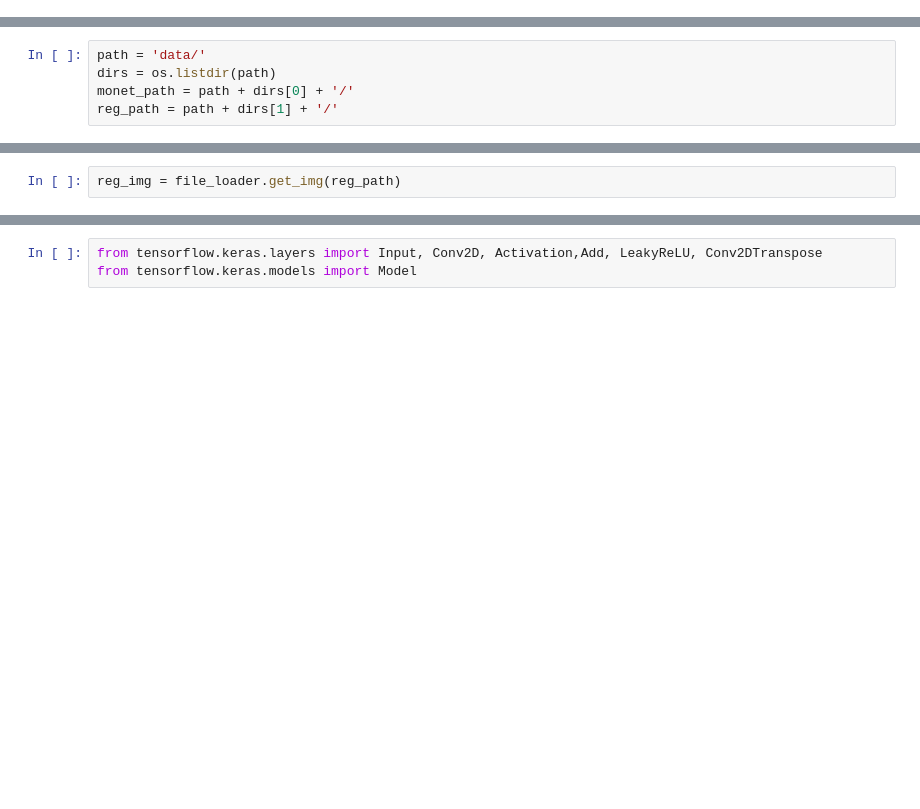
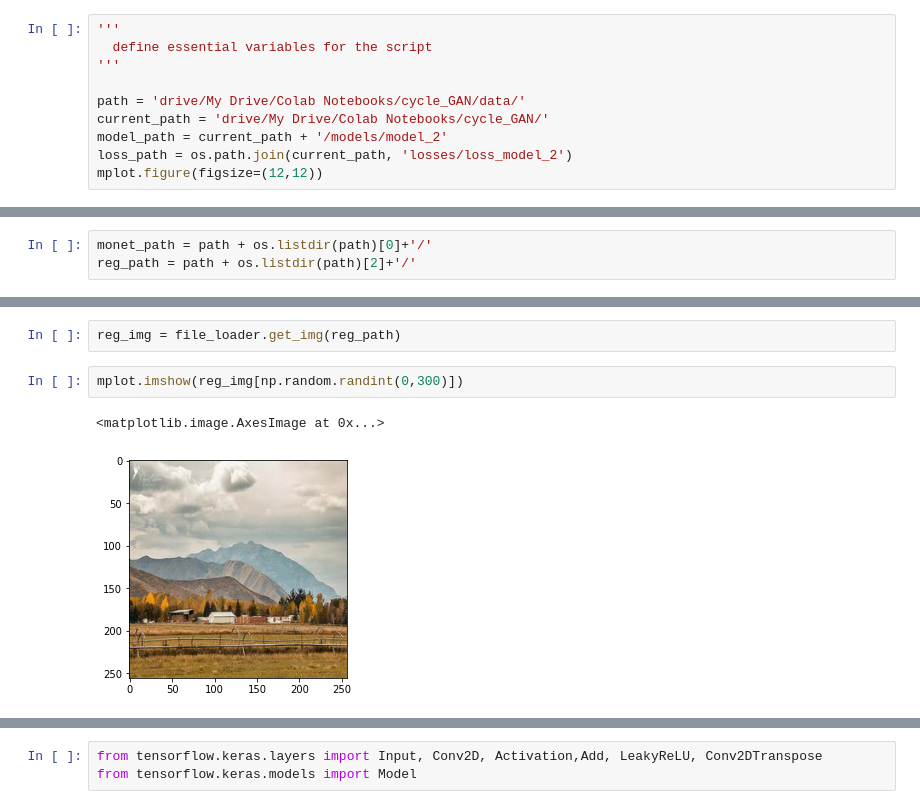
Before and after one commit to adhakal224/Tensor_flow, a Jupyter notebook: cycleGAN/CGAN_1.ipynb, the cells around one changed output, grey strips where cells are left out. Saved outputs shown, nothing was run; the diff lists cells and outputs as text; blank space fills up the shorter version.

```diff
--- a/cycleGAN/CGAN_1.ipynb
+++ b/cycleGAN/CGAN_1.ipynb
@@ -8,0 +35,10 @@ import os
+# %%
+'''
+  define essential variables for the script
+'''
+
+path = 'drive/My Drive/Colab Notebooks/cycle_GAN/data/'
+current_path = 'drive/My Drive/Colab Notebooks/cycle_GAN/'
+model_path = current_path + '/models/model_2'
+loss_path = os.path.join(current_path, 'losses/loss_model_2')
+mplot.figure(figsize=(12,12))
@@ -8,0 +48,3 @@ import os
+# %%
+monet_path = path + os.listdir(path)[0]+'/'
+reg_path = path + os.listdir(path)[2]+'/'
@@ -9,7 +57,2 @@ import os
 # %%
 from gan_load import file_load
-# %%
-path = 'data/'
-dirs = os.listdir(path)
-monet_path = path + dirs[0] + '/'
-reg_path = path + dirs[1] + '/'
@@ -19,3 +80,8 @@ file_loader = file_load()
 monet_img = file_loader.get_img(monet_path)
 # %%
 reg_img = file_loader.get_img(reg_path)
+# %%
+mplot.imshow(reg_img[np.random.randint(0,300)])
+# %% [output]
+<matplotlib.image.AxesImage at 0x...>
+[figure, added]
```
Also changed, not shown: parts of 57 cells of this notebook.
